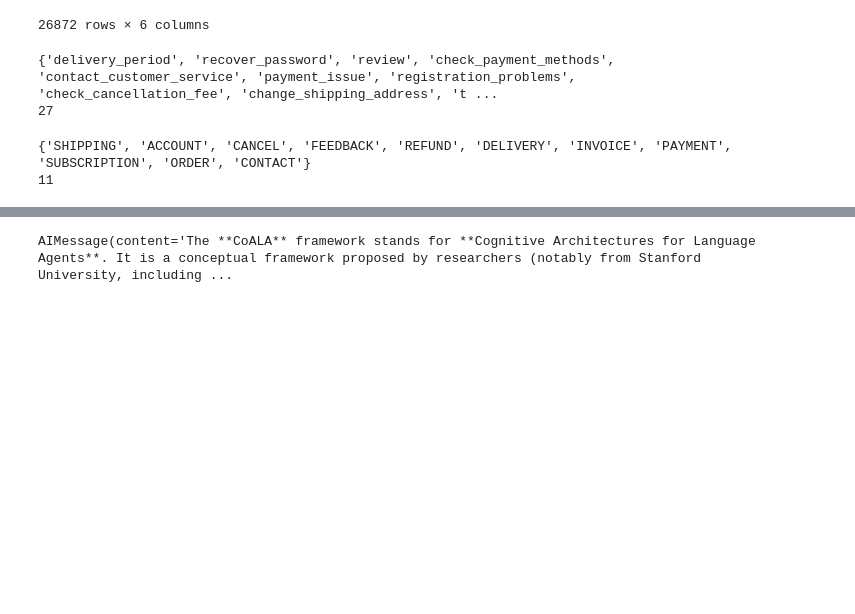
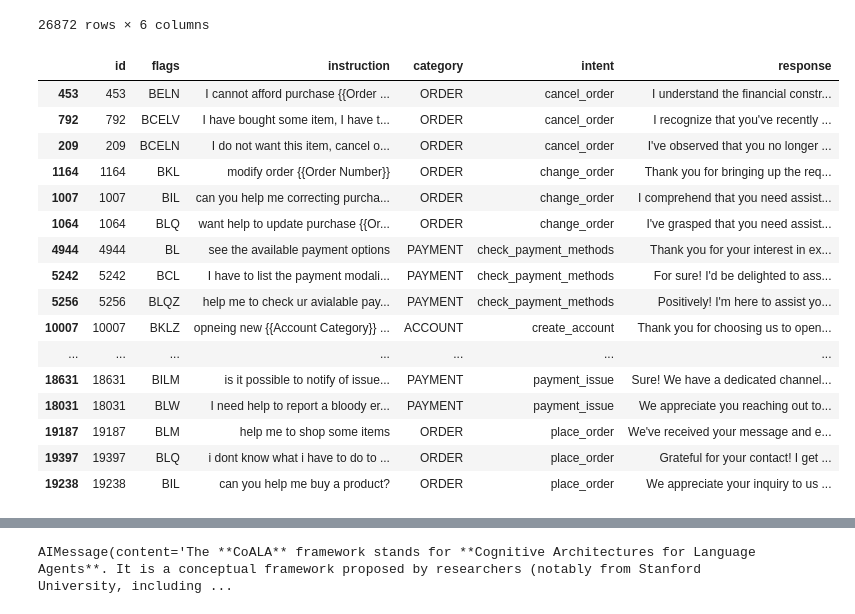
Before and after one commit to herreramaxi/Agentic_AI_CA1, a Jupyter notebook: A4AI-CA1-MaxiHerrera.ipynb, the cells around one changed output, grey strips where cells are left out. Saved outputs shown, nothing was run; the diff lists cells and outputs as text; code cells hidden in the pictures; blank space fills up the shorter version.

```diff
--- a/A4AI-CA1-MaxiHerrera.ipynb
+++ b/A4AI-CA1-MaxiHerrera.ipynb
@@ -17,17 +17,38 @@ df
 | 26870 | 26870 | BL | I don't know what to do to see my... | REFUND | track_refund | I've understood you're unsure abo... |
 | 26871 | 26871 | BL | I need to know if there is anythi... | REFUND | track_refund | It's completely understandable th... |
 26872 rows × 6 columns
-# %%
-intents = set(df['intent'])
-print(intents)
-print(len(intents))
-# %% [output]
-{'delivery_period', 'recover_password', 'review', 'check_payment_methods', 'contact_customer_service', 'payment_issue', 'registration_problems', 'check_cancellation_fee', 'change_shipping_address', 't ...
-27
-# %%
-categories = set(df['category'])
-print(categories)
-print(len(categories))
-# %% [output]
-{'SHIPPING', 'ACCOUNT', 'CANCEL', 'FEEDBACK', 'REFUND', 'DELIVERY', 'INVOICE', 'PAYMENT', 'SUBSCRIPTION', 'ORDER', 'CONTACT'}
-11
+# %%
+categories_selected = ['ACCOUNT', 'ORDER', 'PAYMENT']
+intents_selected = ['create_account', 'delete_account', 'edit_account',
+                    'cancel_order', 'change_order', 'place_order',
+                    'check_payment_methods', 'payment_issue']
+ds_filtered = df[
+    df['category'].isin(categories_selected) &
+    df['intent'].isin(intents_selected)
+]
+
+ds_filtered = ds_filtered.rename(columns={"Unnamed: 0": "id"})
+sampled = ds_filtered.groupby('intent', group_keys=False).sample(n=6, random_state=42)
+train_df = sampled.groupby('intent', group_keys=False).head(3)
+test_df = sampled.drop(train_df.index)
+# train_df = train_df.reset_index(drop=True)
+# test_df = test_df.reset_index(drop=True)
+train_df
+# %% [output]
+|  | id | flags | instruction | category | intent | response |
+| 453 | 453 | BELN | I cannot afford purchase {{Order ... | ORDER | cancel_order | I understand the financial constr... |
+| 792 | 792 | BCELV | I have bought some item, I have t... | ORDER | cancel_order | I recognize that you've recently ... |
+| 209 | 209 | BCELN | I do not want this item, cancel o... | ORDER | cancel_order | I've observed that you no longer ... |
+| 1164 | 1164 | BKL | modify order {{Order Number}} | ORDER | change_order | Thank you for bringing up the req... |
+| 1007 | 1007 | BIL | can you help me correcting purcha... | ORDER | change_order | I comprehend that you need assist... |
+| 1064 | 1064 | BLQ | want help to update purchase {{Or... | ORDER | change_order | I've grasped that you need assist... |
+| 4944 | 4944 | BL | see the available payment options | PAYMENT | check_payment_methods | Thank you for your interest in ex... |
+| 5242 | 5242 | BCL | I have to list the payment modali... | PAYMENT | check_payment_methods | For sure! I'd be delighted to ass... |
+| 5256 | 5256 | BLQZ | help me to check ur avialable pay... | PAYMENT | check_payment_methods | Positively! I'm here to assist yo... |
+| 10007 | 10007 | BKLZ | opneing new {{Account Category}} ... | ACCOUNT | create_account | Thank you for choosing us to open... |
+| ... | ... | ... | ... | ... | ... | ... |
+| 18631 | 18631 | BILM | is it possible to notify of issue... | PAYMENT | payment_issue | Sure! We have a dedicated channel... |
+| 18031 | 18031 | BLW | I need help to report a bloody er... | PAYMENT | payment_issue | We appreciate you reaching out to... |
+| 19187 | 19187 | BLM | help me to shop some items | ORDER | place_order | We've received your message and e... |
+| 19397 | 19397 | BLQ | i dont know what i have to do to ... | ORDER | place_order | Grateful for your contact! I get ... |
+| 19238 | 19238 | BIL | can you help me buy a product? | ORDER | place_order | We appreciate your inquiry to us ... |
```
Also changed, not shown: parts of 11 cells of this notebook, 13 other files.
